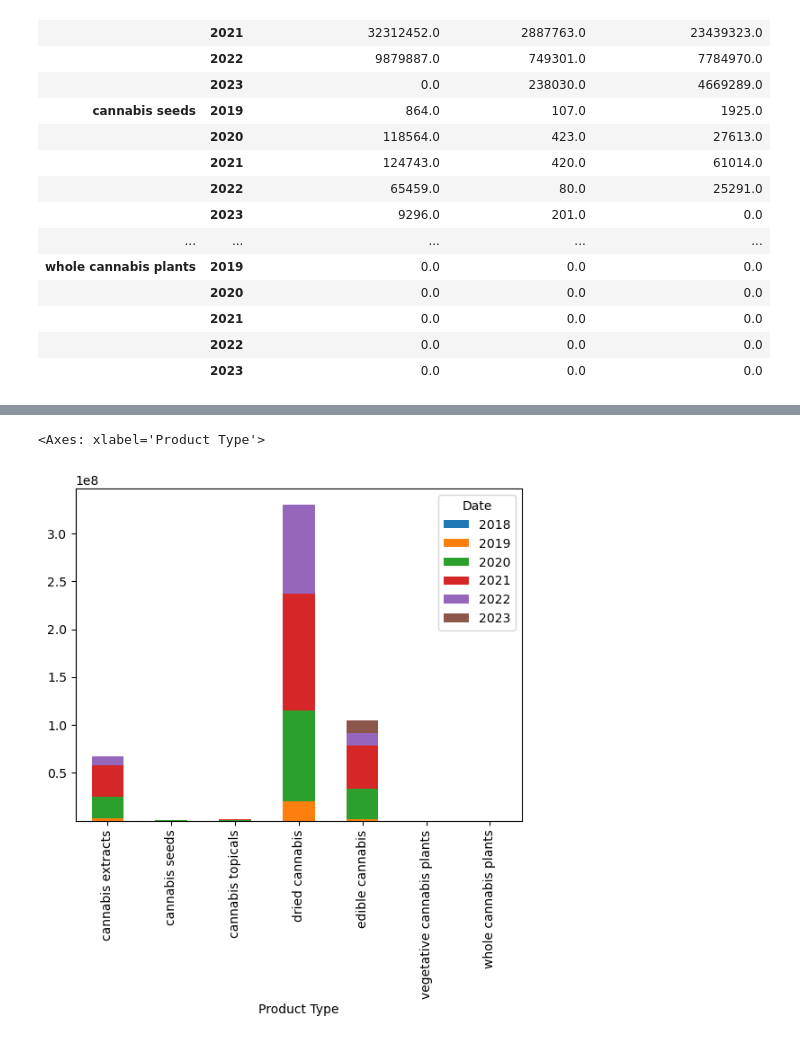
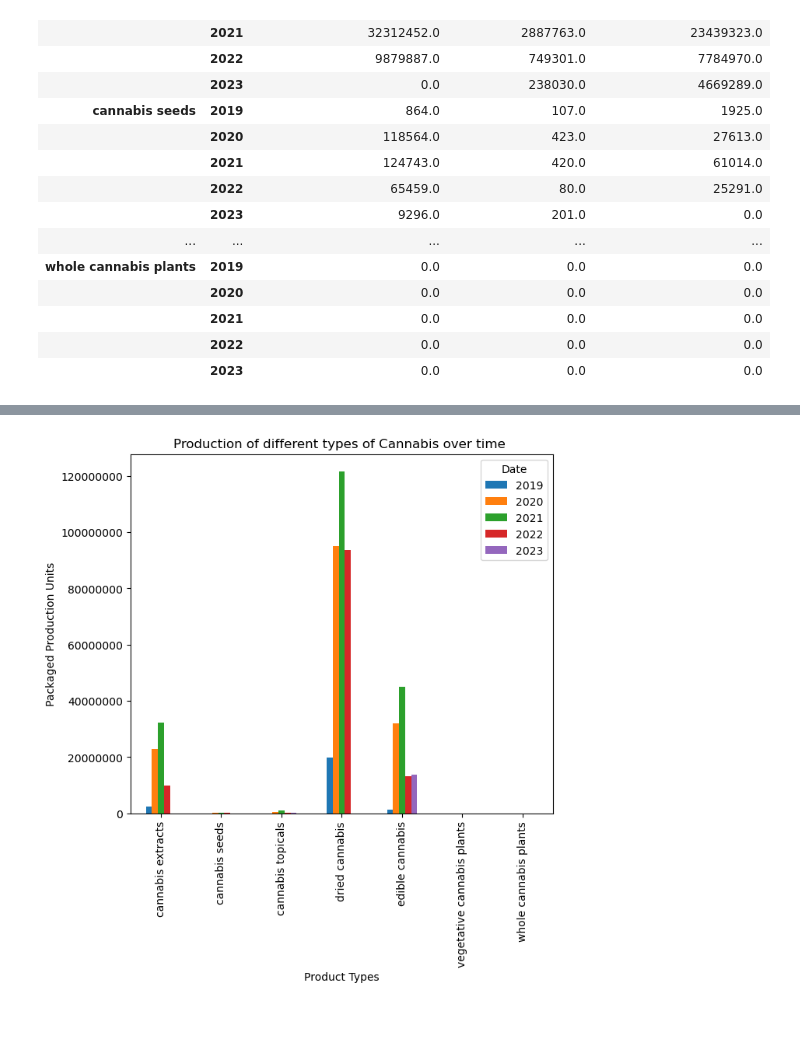
Before and after one commit to ajunjee-selvam/Project_1, a Jupyter notebook: Individual Code Files/cannabis_market - Abid.ipynb, the cells around one changed output, grey strips where cells are left out. Cells and saved outputs as stored; diff of their text form; code cells hidden in the pictures.

```diff
--- a/Individual Code Files/cannabis_market - Abid.ipynb
+++ b/Individual Code Files/cannabis_market - Abid.ipynb
@@ -282,6 +276,11 @@ new_df
-# %%
-
-new_df.plot(kind= 'bar', stacked= True)
-# %% [output]
-<Axes: xlabel='Product Type'>
-[figure, removed]
+# %%
+
+production_bar = new_df.plot(kind= 'bar', title='Production of different types of Cannabis over time ')
+production_bar.set_xlabel('Product Types')
+production_bar.set_ylabel("Packaged Production Units")
+production_bar.ticklabel_format(axis='y', style='sci', scilimits=(0, 10000))
+fig=production_bar.get_figure()
+fig.set_size_inches(7,6)
+fig.savefig("Images/total_production.png")
+# %% [output]
+[figure, added]
```
Also changed, not shown: parts of 16 cells of this notebook.
